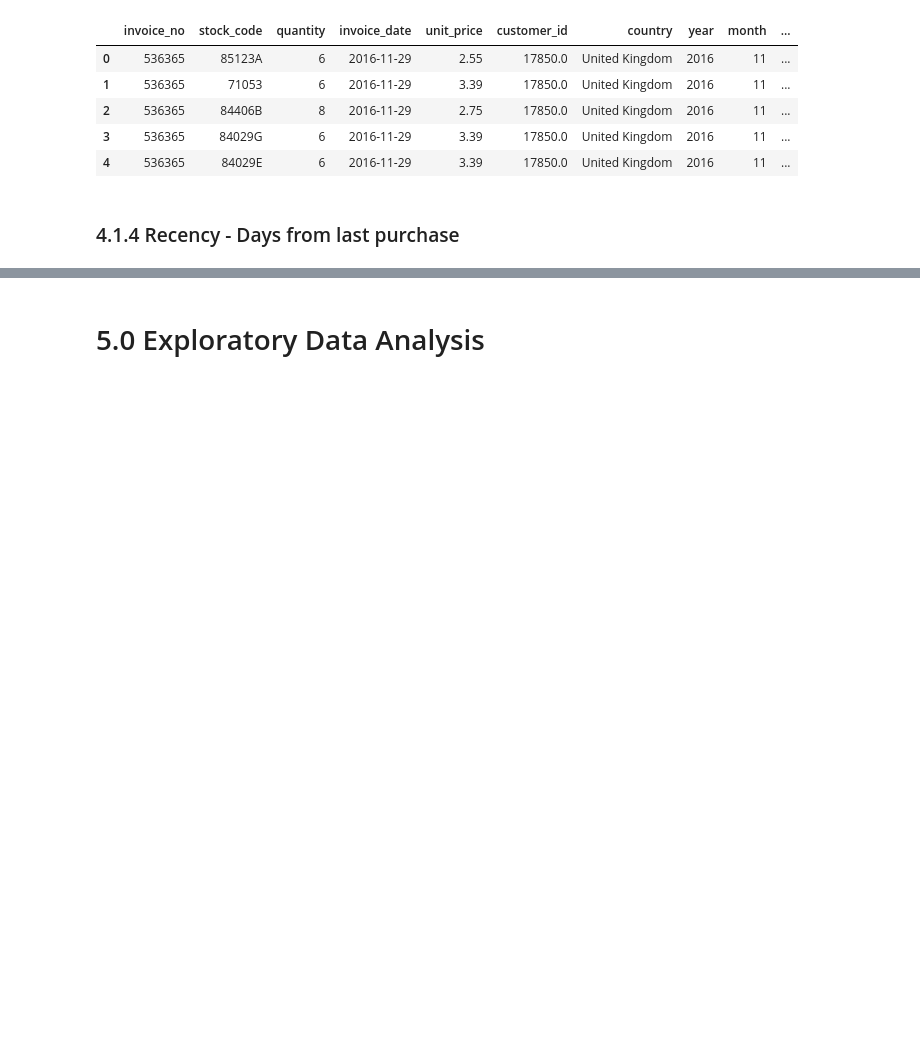
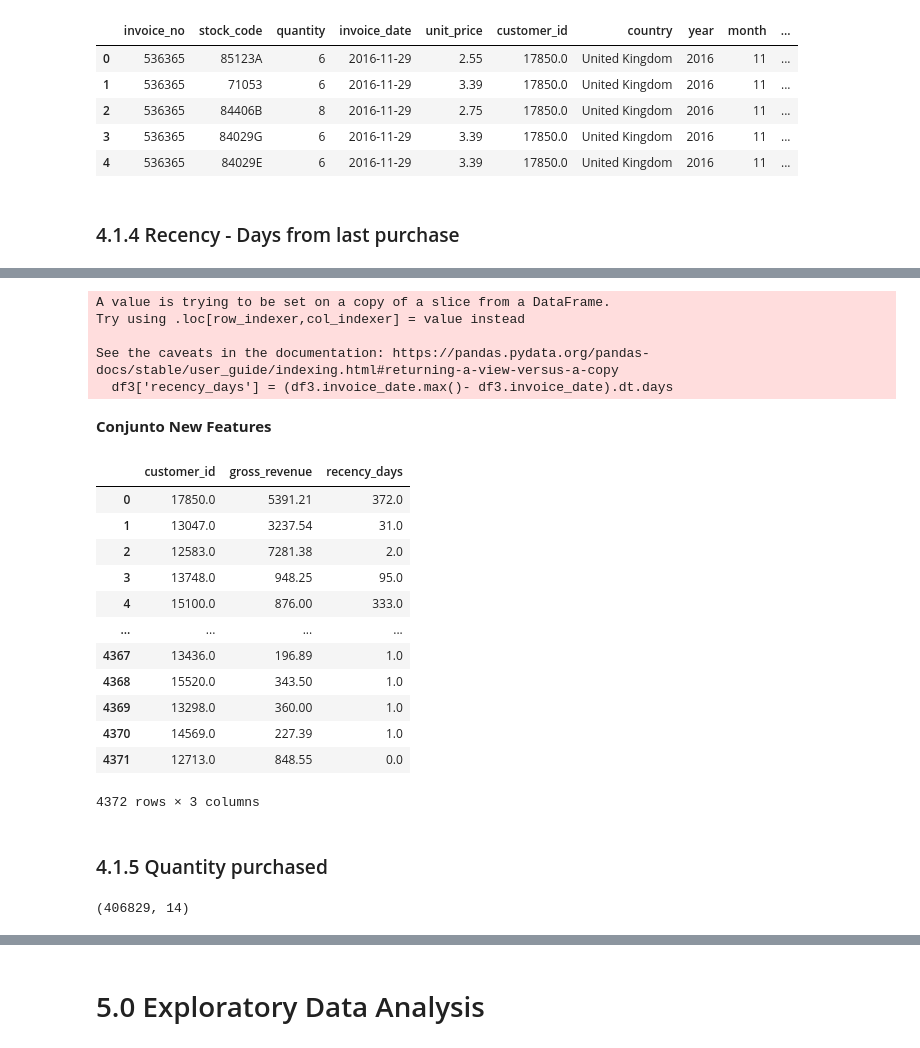
Before and after one commit to antonioorichard/E-commerce_com_Cluster, a Jupyter notebook: pa05.ipynb, the cells around one changed output, grey strips where cells are left out. Saved outputs shown, nothing was run; the diff lists cells and outputs as text; code cells hidden in the pictures; blank space fills up the shorter version.

```diff
--- a/pa05.ipynb
+++ b/pa05.ipynb
@@ -501,0 +515,6 @@ See the caveats in the documentation: https://pandas.pydata.org/pandas-docs/stab
+# %%
+# Cojunto New Features
+purchases = df3[df3['quantity'] > 0]
+#Monetary
+df_monetary = purchases.loc[:, ['customer_id', 'gross_revenue']].groupby('customer_id').sum().reset_index()
+df_monetary
@@ -523 +593,11 @@ df3.head()
+# %%
+df3['recency_days'] = (df3.invoice_date.max()- df3.invoice_date).dt.days
+# %% [output]
+A value is trying to be set on a copy of a slice from a DataFrame.
+Try using .loc[row_indexer,col_indexer] = value instead
+
+See the caveats in the documentation: https://pandas.pydata.org/pandas-docs/stable/user_guide/indexing.html#returning-a-view-versus-a-copy
+  df3['recency_days'] = (df3.invoice_date.max()- df3.invoice_date).dt.days
+# %% [markdown]
+**Conjunto New Features**
 # %%
@@ -524,0 +610,24 @@ filtro =  df3[df3['quantity'] > 0]
+# %%
+df_recency = df_recency[['customer_id', 'recency_days']].copy()
+df_ref = pd.merge(df_ref, df_recency, on='customer_id', how='left')
+df_ref
+# %% [output]
+|  | customer_id | gross_revenue | recency_days |
+| 0 | 17850.0 | 5391.21 | 372.0 |
+| 1 | 13047.0 | 3237.54 | 31.0 |
+| 2 | 12583.0 | 7281.38 | 2.0 |
+| 3 | 13748.0 | 948.25 | 95.0 |
+| 4 | 15100.0 | 876.00 | 333.0 |
+| ... | ... | ... | ... |
+| 4367 | 13436.0 | 196.89 | 1.0 |
+| 4368 | 15520.0 | 343.50 | 1.0 |
+| 4369 | 13298.0 | 360.00 | 1.0 |
+| 4370 | 14569.0 | 227.39 | 1.0 |
+| 4371 | 12713.0 | 848.55 | 0.0 |
+4372 rows × 3 columns
+# %% [markdown]
+### 4.1.5 Quantity purchased
+# %%
+df3.shape
+# %% [output]
+(406829, 14)
```
Also changed, not shown: parts of 30 cells of this notebook.
